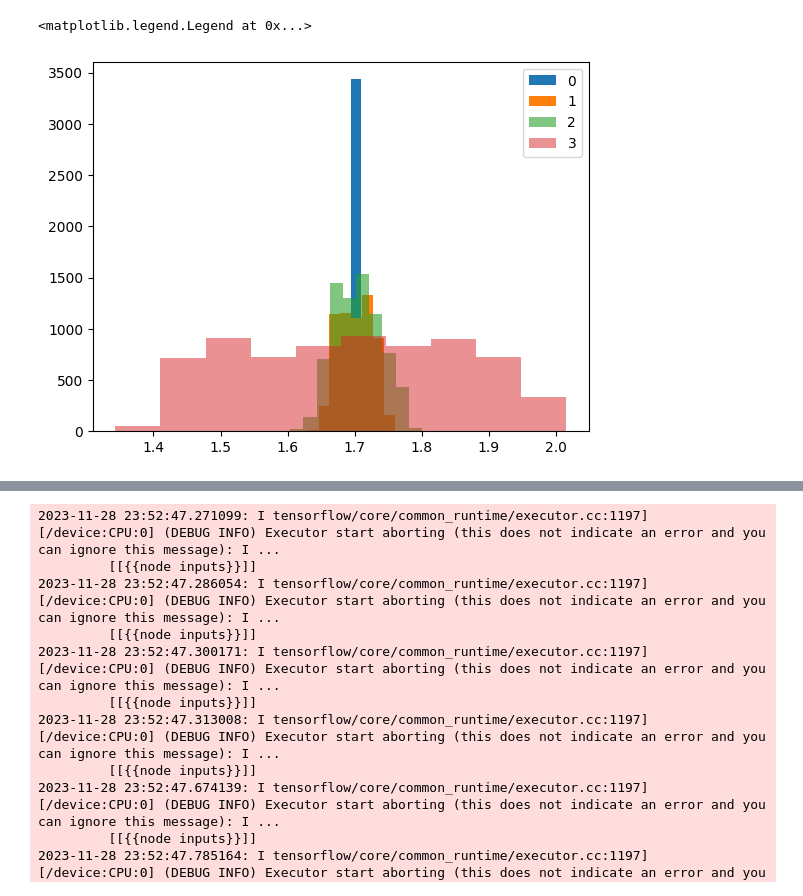
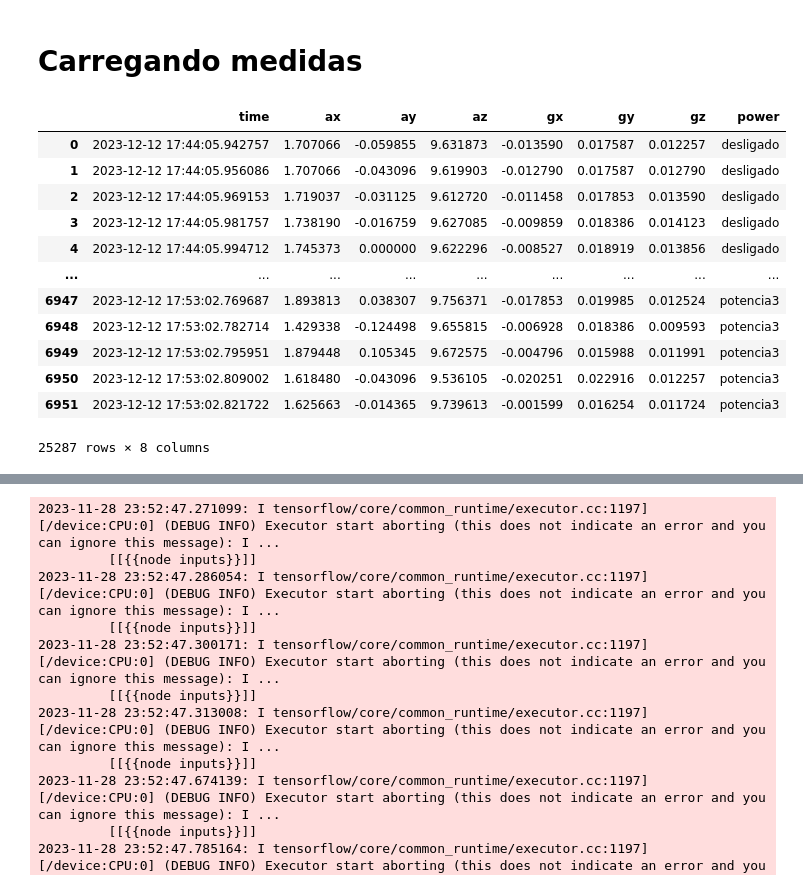
Before and after one commit to Alexandre-Esposte/AIOT, a Jupyter notebook: notebooks/modelagem.ipynb, the cells around one changed output, grey strips where cells are left out. Saved outputs shown, nothing was run; the diff lists cells and outputs as text; code cells hidden in the pictures.

```diff
--- a/notebooks/modelagem.ipynb
+++ b/notebooks/modelagem.ipynb
@@ -8,3 +14,5 @@ from sklearn.model_selection import train_test_split
+# %% [markdown]
+# Carregando medidas
 # %%
 desligado = pd.read_csv('../medidas/desligado.csv')
 potencia1 = pd.read_csv('../medidas/potencia1.csv')
@@ -34,9 +40,16 @@ potencia3['time'] = pd.to_datetime(potencia3['time'])
-# %%
-plt.hist(x=desligado['ax'],label='0')
-plt.hist(x=potencia1['ax'],label='1')
-plt.hist(x=potencia2['ax'],label='2',alpha=0.6)
-plt.hist(x=potencia3['ax'],label='3',alpha=0.5)
-plt.legend()
-# %% [output]
-<matplotlib.legend.Legend at 0x...>
-[figure, removed]
+# %%
+full_data
+# %% [output]
+|  | time | ax | ay | az | gx | gy | gz | power |
+| 0 | 2023-12-12 17:44:05.942757 | 1.707066 | -0.059855 | 9.631873 | -0.013590 | 0.017587 | 0.012257 | desligado |
+| 1 | 2023-12-12 17:44:05.956086 | 1.707066 | -0.043096 | 9.619903 | -0.012790 | 0.017587 | 0.012790 | desligado |
+| 2 | 2023-12-12 17:44:05.969153 | 1.719037 | -0.031125 | 9.612720 | -0.011458 | 0.017853 | 0.013590 | desligado |
+| 3 | 2023-12-12 17:44:05.981757 | 1.738190 | -0.016759 | 9.627085 | -0.009859 | 0.018386 | 0.014123 | desligado |
+| 4 | 2023-12-12 17:44:05.994712 | 1.745373 | 0.000000 | 9.622296 | -0.008527 | 0.018919 | 0.013856 | desligado |
+| ... | ... | ... | ... | ... | ... | ... | ... | ... |
+| 6947 | 2023-12-12 17:53:02.769687 | 1.893813 | 0.038307 | 9.756371 | -0.017853 | 0.019985 | 0.012524 | potencia3 |
+| 6948 | 2023-12-12 17:53:02.782714 | 1.429338 | -0.124498 | 9.655815 | -0.006928 | 0.018386 | 0.009593 | potencia3 |
+| 6949 | 2023-12-12 17:53:02.795951 | 1.879448 | 0.105345 | 9.672575 | -0.004796 | 0.015988 | 0.011991 | potencia3 |
+| 6950 | 2023-12-12 17:53:02.809002 | 1.618480 | -0.043096 | 9.536105 | -0.020251 | 0.022916 | 0.012257 | potencia3 |
+| 6951 | 2023-12-12 17:53:02.821722 | 1.625663 | -0.014365 | 9.739613 | -0.001599 | 0.016254 | 0.011724 | potencia3 |
+25287 rows × 8 columns
```
Also changed, not shown: parts of 18 cells of this notebook.
